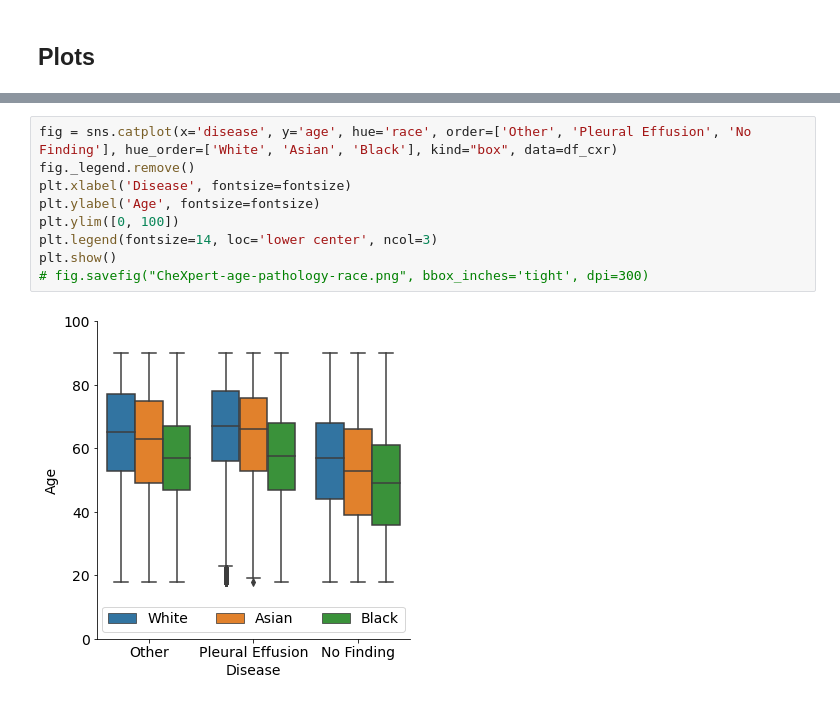
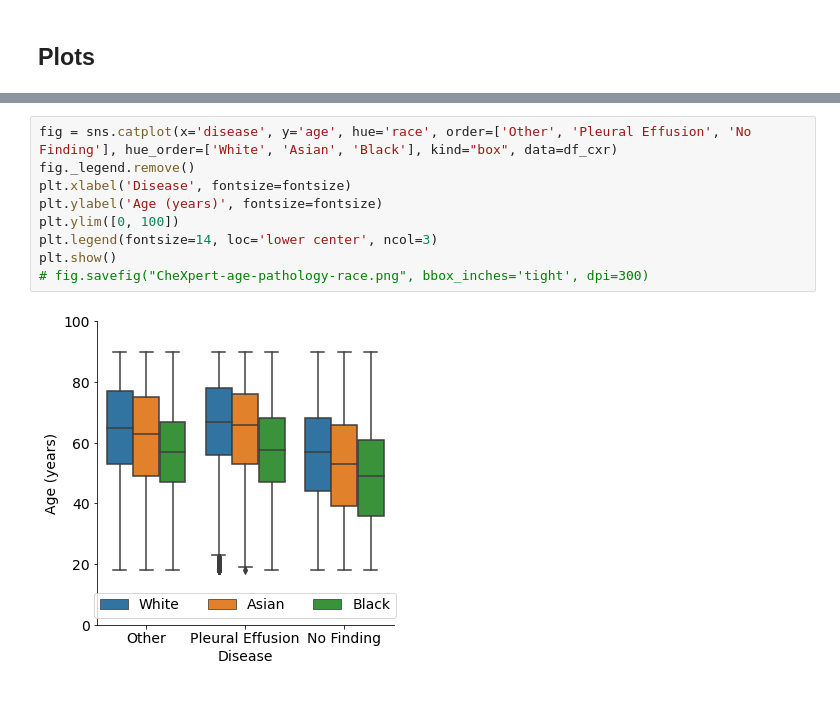
Before and after one commit to biomedia-mira/chexploration, a Jupyter notebook: notebooks/chexpert.sample.ipynb, the cells around one changed output, grey strips where cells are left out. Saved outputs shown, nothing was run; the diff lists cells and outputs as text.

Commit message:
added age unit to plots

```diff
--- a/notebooks/chexpert.sample.ipynb
+++ b/notebooks/chexpert.sample.ipynb
@@ -206,14 +207,14 @@ plt.show()
 # %%
 fig = sns.catplot(x='disease', y='age', hue='race', order=['Other', 'Pleural Effusion', 'No Finding'], hue_order=['White', 'Asian', 'Black'], kind="box", data=df_cxr)
 fig._legend.remove()
 plt.xlabel('Disease', fontsize=fontsize)
-plt.ylabel('Age', fontsize=fontsize)
+plt.ylabel('Age (years)', fontsize=fontsize)
 plt.ylim([0, 100])
 plt.legend(fontsize=14, loc='lower center', ncol=3)
 plt.show()
 # fig.savefig("CheXpert-age-pathology-race.png", bbox_inches='tight', dpi=300)
 # %% [output]
-[figure, old version]
+[figure, new version]
 # %%
 fig = sns.catplot(x='disease', hue='sex', order=['Other', 'Pleural Effusion', 'No Finding'], hue_order=['Male', 'Female'], data=df_cxr, kind='count')
 fig._legend.remove()
```
Also changed, not shown: parts of 12 cells of this notebook.
